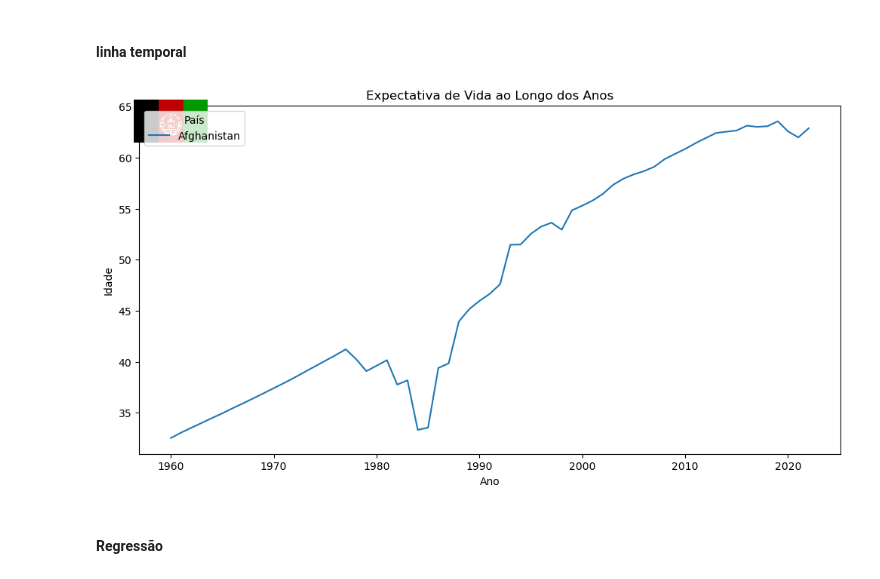
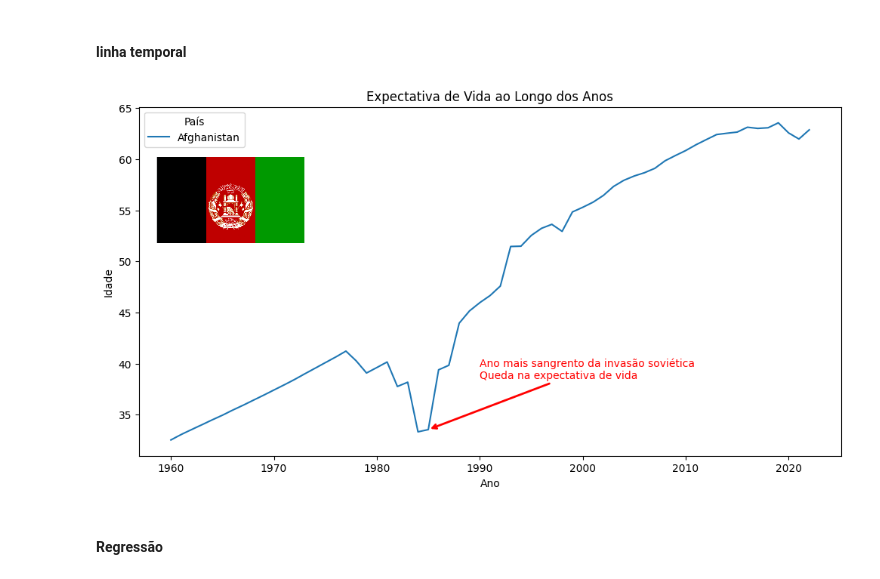
Before and after one commit to Gsimarelli/AV3, a Jupyter notebook: av3.ipynb, the cells around one changed output. Saved outputs shown, nothing was run; the diff lists cells and outputs as text; code cells hidden in the pictures.

```diff
--- a/av3.ipynb
+++ b/av3.ipynb
@@ -168,29 +168,46 @@ Index(['STRUCTURE', 'STRUCTURE_ID', 'ACTION', 'FREQ_ID', 'FREQ_NAME',
 # %%
 import matplotlib.pyplot as plt
 import seaborn as sns
 import matplotlib.image as mpimg
 from matplotlib.offsetbox import OffsetImage, AnnotationBbox
 
 # Filtrando o país
 pais_exemplo = ["Afghanistan"]
 df_plot = df_limpo[df_limpo["País"].isin(pais_exemplo)]
 
 # Criando o gráfico
 plt.figure(figsize=(12, 6))
 ax = sns.lineplot(data=df_plot, x="Ano", y="Valor", hue="País")
 plt.title("Expectativa de Vida ao Longo dos Anos")
 plt.ylabel("Idade")
 
 # Adicionando a bandeira
 img = mpimg.imread("Bandeira.png")
-imagebox = OffsetImage(img, zoom=0.1)  # ajuste o zoom conforme o tamanho da imagem
-# Posição no gráfico: (ano, valor)
-ab = AnnotationBbox(imagebox, (df_plot["Ano"].min(), df_plot["Valor"].max()), frameon=False)
+imagebox = OffsetImage(img, zoom=0.2)  # ajuste o zoom conforme o tamanho da imagem
+ab = AnnotationBbox(
+    imagebox,
+    (df_plot["Ano"].min(), df_plot["Valor"].max()),
+    frameon=False,box_alignment=(0.1, 1.4)
+)
 ax.add_artist(ab)
 
+# Adicionando a seta e o texto explicativo
+ano_evento = 1985
+valor_evento = df_plot.loc[df_plot["Ano"] == ano_evento, "Valor"].values[0]
+
+ax.annotate(
+    "Ano mais sangrento da invasão soviética\nQueda na expectativa de vida",
+    xy=(ano_evento, valor_evento),
+    xytext=(ano_evento + 5, valor_evento + 5), # posição do texto
+    arrowprops=dict(arrowstyle="->", color='red', lw=2),
+    fontsize=10,
+    color='red',
+    ha='left'
+)
+
 plt.show()
 # %% [output]
-[figure, old version]
+[figure, new version]
 # %% [markdown]
 #### Regressão
 # %%
```
Also changed, not shown: parts of 19 cells of this notebook.
